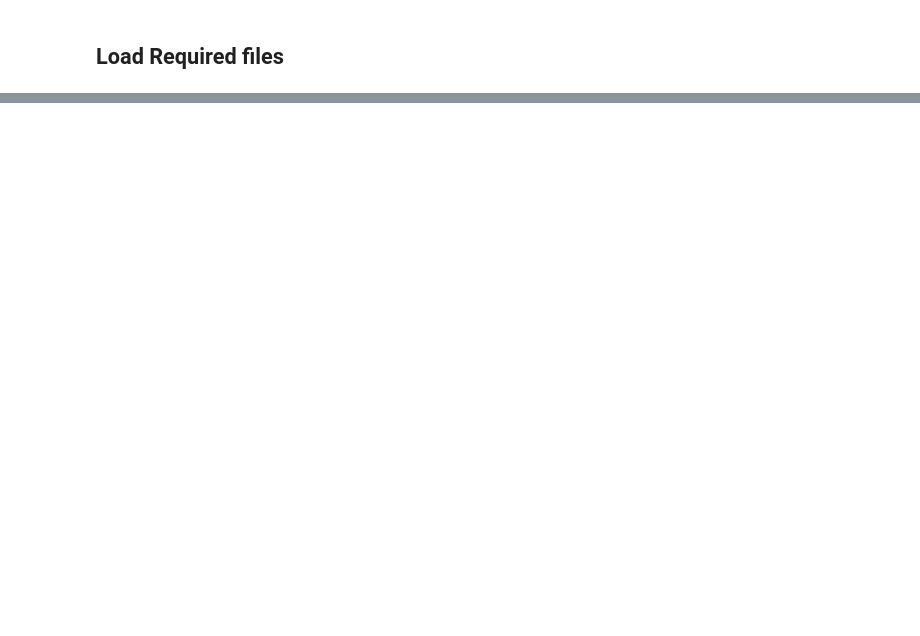
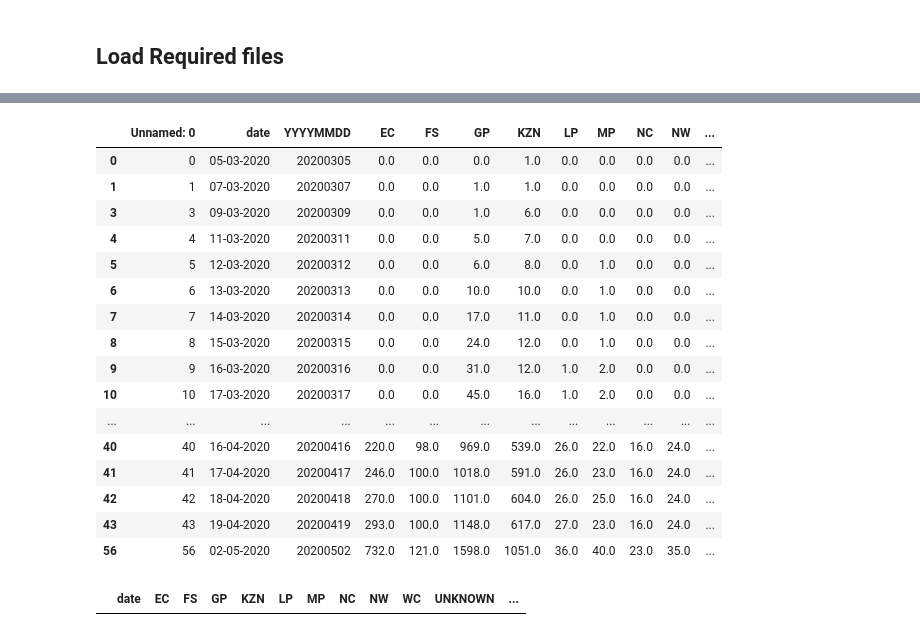
Before and after one commit to Umuzi-org/covid19-analysis, a Jupyter notebook: notebooks/Provincial_analysis.ipynb, the cells around one changed output, grey strips where cells are left out. Drawn from its saved outputs; the diff is of its cells as text; code cells hidden in the pictures; blank space fills up the shorter version.

Commit message:
nan values and filling missing dates data

```diff
--- a/notebooks/Provincial_analysis.ipynb
+++ b/notebooks/Provincial_analysis.ipynb
@@ -44,3 +44,24 @@ df_day.describe()
+# %%
+#Dates with missing data
+df_day[df_day.isna().any(axis=1)]
+# %% [output]
+|  | Unnamed: 0 | date | YYYYMMDD | EC | FS | GP | KZN | LP | MP | NC | NW | ... |
+| 0 | 0 | 05-03-2020 | 20200305 | 0.0 | 0.0 | 0.0 | 1.0 | 0.0 | 0.0 | 0.0 | 0.0 | ... |
+| 1 | 1 | 07-03-2020 | 20200307 | 0.0 | 0.0 | 1.0 | 1.0 | 0.0 | 0.0 | 0.0 | 0.0 | ... |
+| 3 | 3 | 09-03-2020 | 20200309 | 0.0 | 0.0 | 1.0 | 6.0 | 0.0 | 0.0 | 0.0 | 0.0 | ... |
+| 4 | 4 | 11-03-2020 | 20200311 | 0.0 | 0.0 | 5.0 | 7.0 | 0.0 | 0.0 | 0.0 | 0.0 | ... |
+| 5 | 5 | 12-03-2020 | 20200312 | 0.0 | 0.0 | 6.0 | 8.0 | 0.0 | 1.0 | 0.0 | 0.0 | ... |
+| 6 | 6 | 13-03-2020 | 20200313 | 0.0 | 0.0 | 10.0 | 10.0 | 0.0 | 1.0 | 0.0 | 0.0 | ... |
+| 7 | 7 | 14-03-2020 | 20200314 | 0.0 | 0.0 | 17.0 | 11.0 | 0.0 | 1.0 | 0.0 | 0.0 | ... |
+| 8 | 8 | 15-03-2020 | 20200315 | 0.0 | 0.0 | 24.0 | 12.0 | 0.0 | 1.0 | 0.0 | 0.0 | ... |
+| 9 | 9 | 16-03-2020 | 20200316 | 0.0 | 0.0 | 31.0 | 12.0 | 1.0 | 2.0 | 0.0 | 0.0 | ... |
+| 10 | 10 | 17-03-2020 | 20200317 | 0.0 | 0.0 | 45.0 | 16.0 | 1.0 | 2.0 | 0.0 | 0.0 | ... |
+| ... | ... | ... | ... | ... | ... | ... | ... | ... | ... | ... | ... | ... |
+| 40 | 40 | 16-04-2020 | 20200416 | 220.0 | 98.0 | 969.0 | 539.0 | 26.0 | 22.0 | 16.0 | 24.0 | ... |
+| 41 | 41 | 17-04-2020 | 20200417 | 246.0 | 100.0 | 1018.0 | 591.0 | 26.0 | 23.0 | 16.0 | 24.0 | ... |
+| 42 | 42 | 18-04-2020 | 20200418 | 270.0 | 100.0 | 1101.0 | 604.0 | 26.0 | 25.0 | 16.0 | 24.0 | ... |
+| 43 | 43 | 19-04-2020 | 20200419 | 293.0 | 100.0 | 1148.0 | 617.0 | 27.0 | 23.0 | 16.0 | 24.0 | ... |
+| 56 | 56 | 02-05-2020 | 20200502 | 732.0 | 121.0 | 1598.0 | 1051.0 | 36.0 | 40.0 | 23.0 | 35.0 | ... |
 # %%
 #Summing per column
 tot_cases = df1.TotalConfirmed.sum()
@@ -77,3 +101,8 @@ df_death = df_death.dropna()
+# %%
+# Observe Dates with missing data again
+df_day[df_day.isna().any(axis=1)]
+# %% [output]
+|  | date | EC | FS | GP | KZN | LP | MP | NC | NW | WC | UNKNOWN | ... |
 # %%
 #SA commulative data graph
 
```
Also changed, not shown: parts of 12 cells of this notebook, 12 other files.
